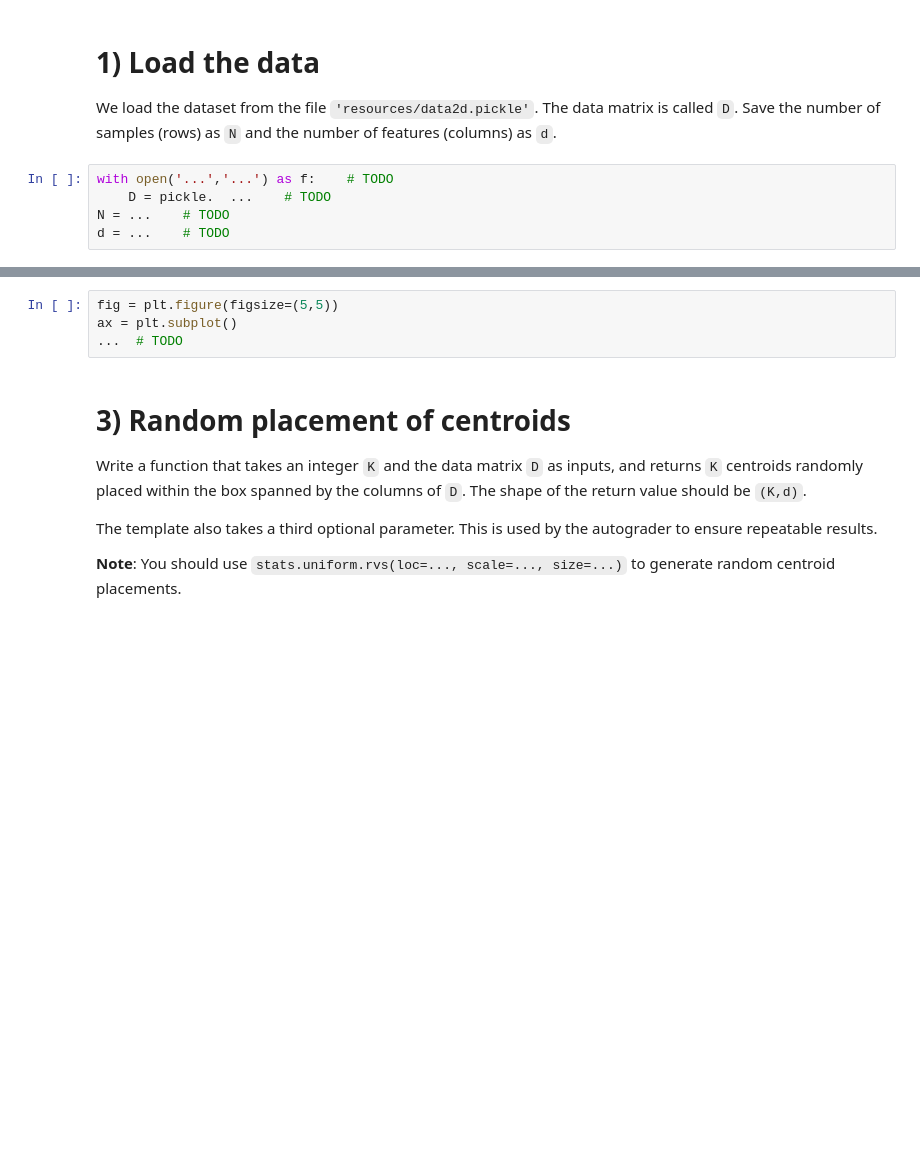
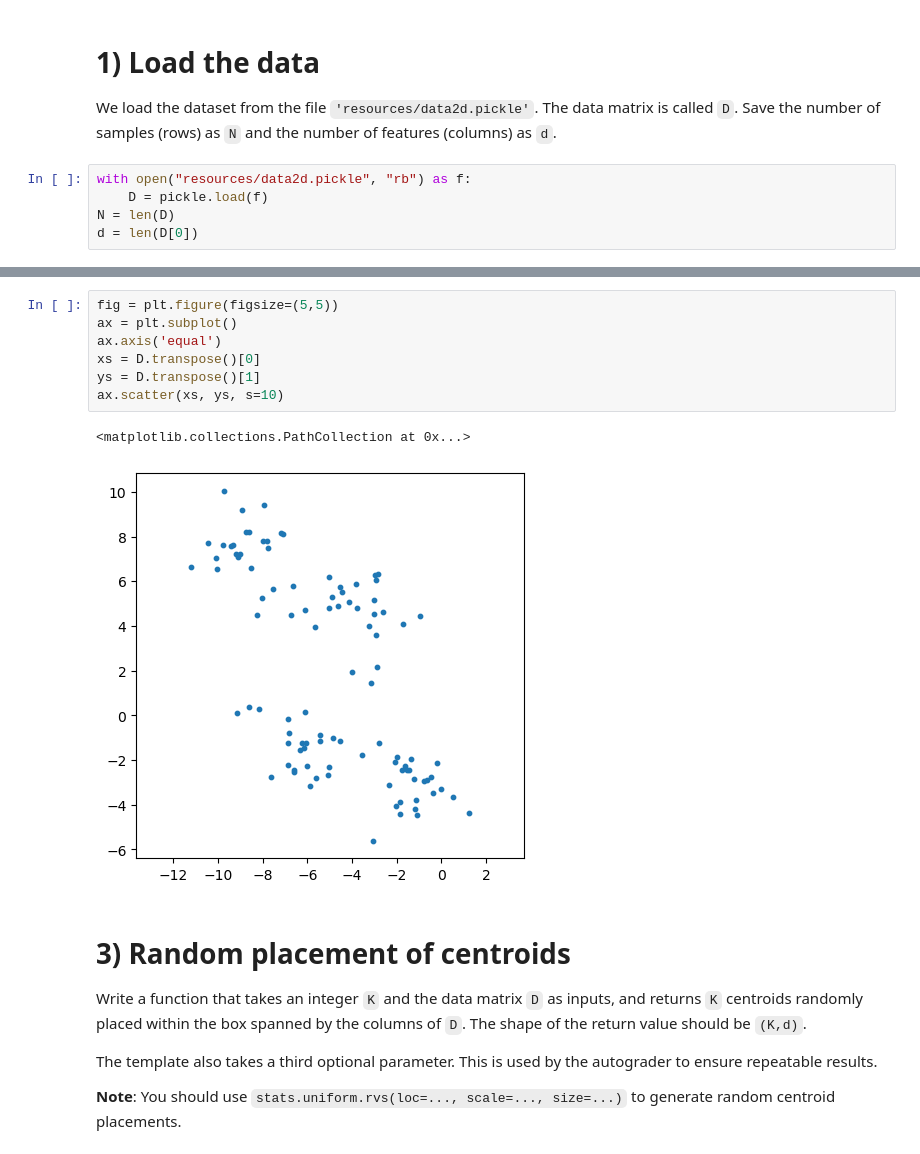
Before and after one commit to christianveiby/MECENG276, a Jupyter notebook: LAB/lab03/lab3.ipynb, the cells around one changed output, grey strips where cells are left out. Saved outputs shown, nothing was run; the diff lists cells and outputs as text; blank space fills up the shorter version.

```diff
--- a/LAB/lab03/lab3.ipynb
+++ b/LAB/lab03/lab3.ipynb
@@ -20,9 +18,9 @@ from resources.hashutils import *
 # 1) Load the data
 We load the dataset from the file `'resources/data2d.pickle'`. The data matrix is called `D`. Save the number of samples (rows) as `N` and the number of features (columns) as `d`.
 # %%
-with open('...','...') as f:    # TODO
-    D = pickle.  ...    # TODO
-N = ...    # TODO
-d = ...    # TODO
+with open("resources/data2d.pickle", "rb") as f:
+    D = pickle.load(f)
+N = len(D)
+d = len(D[0])
 # %%
 grader.check("q1")
@@ -36,7 +36,13 @@ Food for thought: How many clusters do you see?
 # %%
 fig = plt.figure(figsize=(5,5))
 ax = plt.subplot()
-...  # TODO
+ax.axis('equal')
+xs = D.transpose()[0]
+ys = D.transpose()[1]
+ax.scatter(xs, ys, s=10)
+# %% [output]
+<matplotlib.collections.PathCollection at 0x...>
+[figure, added]
 # %% [markdown]
 # 3) Random placement of centroids
 Write a function that takes an integer `K` and the data matrix `D` as inputs, and returns `K` centroids randomly placed within the box spanned by the columns of `D`. The shape of the return value should be `(K,d)`.
```
Also changed, not shown: parts of 23 cells of this notebook, 2 other files.
